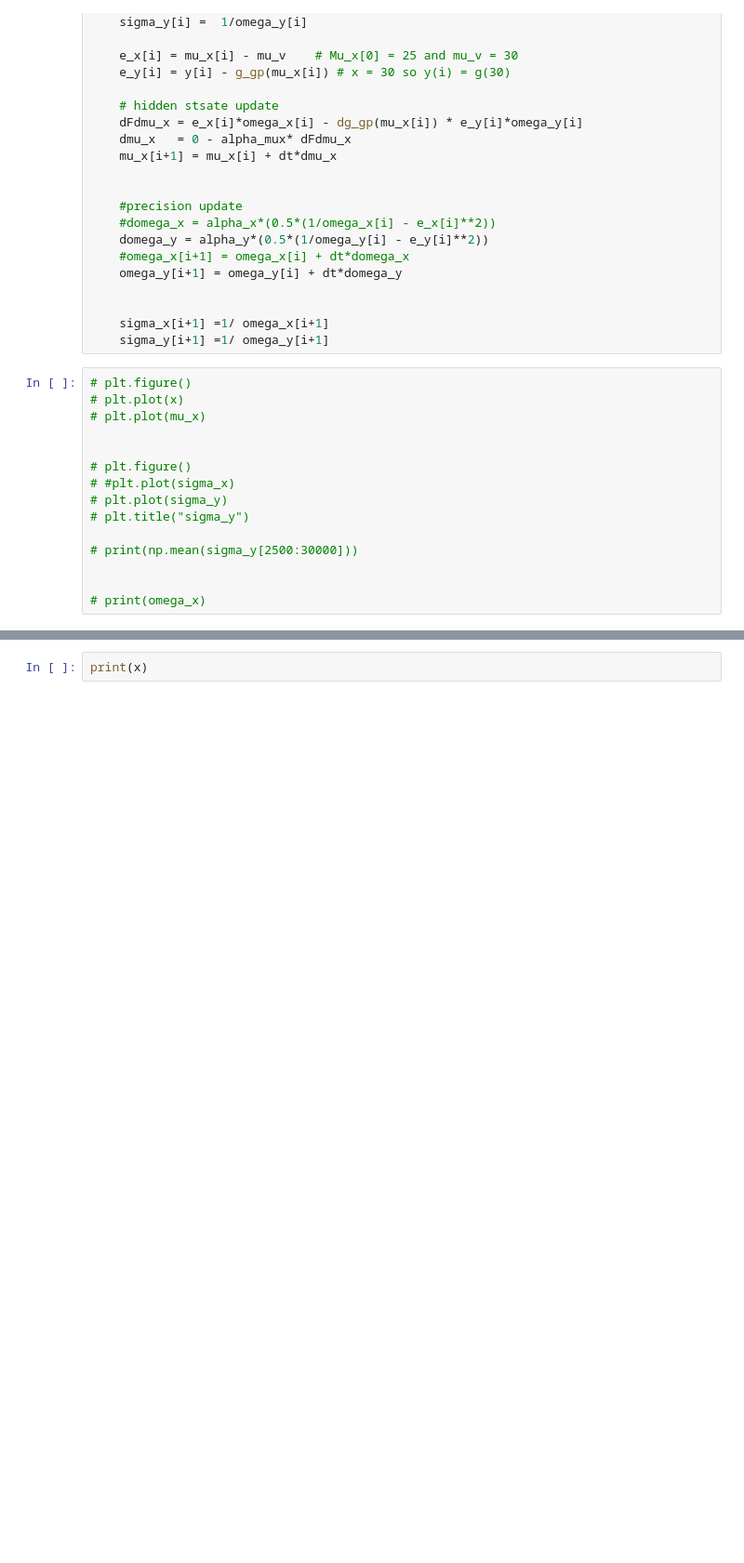
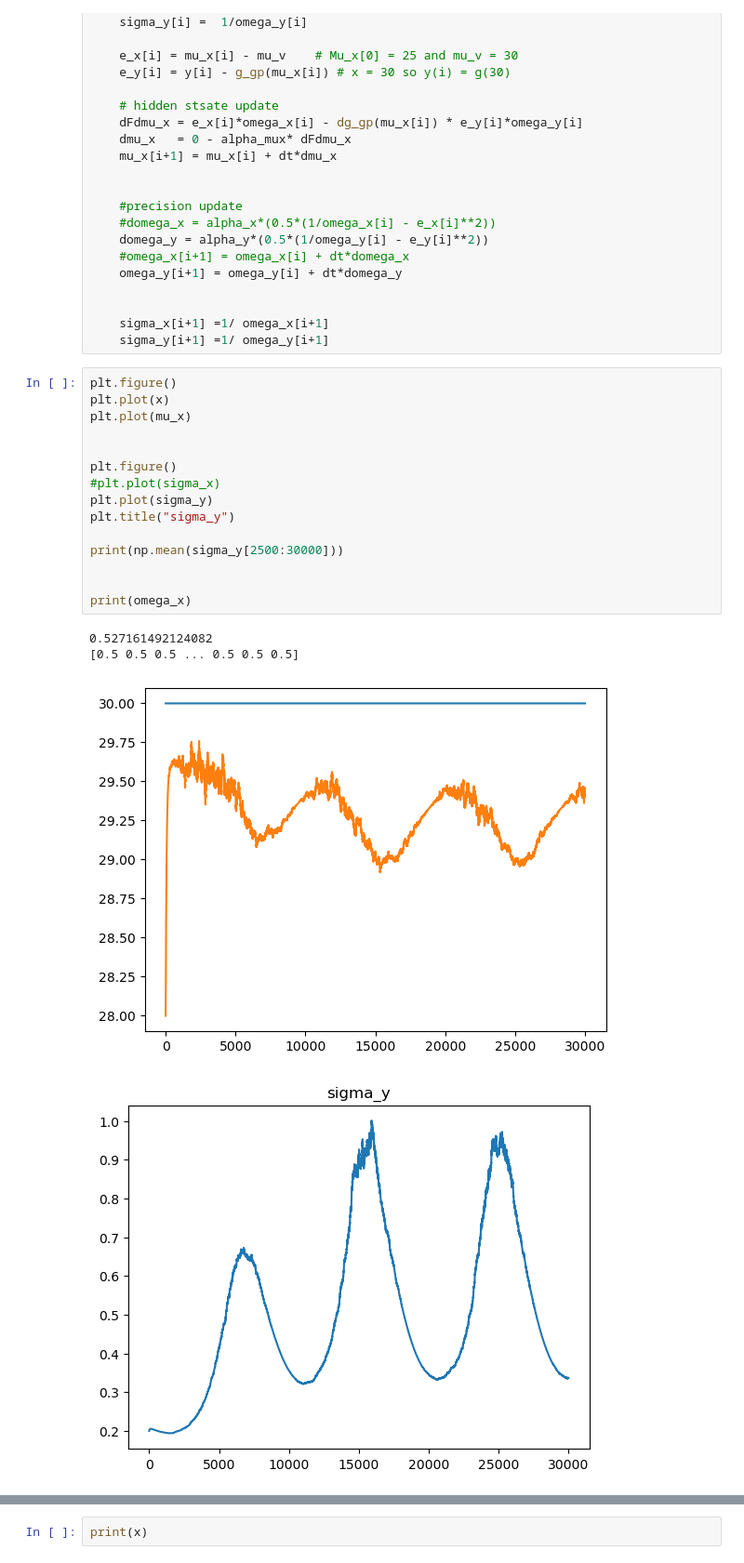
Before and after one commit to sebastiaan116/Affective-Active-Inference, a Jupyter notebook: Simple_Hydars.ipynb, the cells around one changed output, grey strips where cells are left out. Shown at 93% size. Drawn from its saved outputs; the diff is of its cells as text; blank space fills up the shorter version.

```diff
--- a/Simple_Hydars.ipynb
+++ b/Simple_Hydars.ipynb
@@ -103,20 +103,25 @@ for i in np.arange(0,N-1):
     sigma_x[i+1] =1/ omega_x[i+1]
     sigma_y[i+1] =1/ omega_y[i+1]
 # %%
-# plt.figure()
-# plt.plot(x)
-# plt.plot(mu_x)
+plt.figure()
+plt.plot(x)
+plt.plot(mu_x)
 
 
-# plt.figure()
-# #plt.plot(sigma_x)
-# plt.plot(sigma_y)
-# plt.title("sigma_y")
+plt.figure()
+#plt.plot(sigma_x)
+plt.plot(sigma_y)
+plt.title("sigma_y")
 
-# print(np.mean(sigma_y[2500:30000]))
+print(np.mean(sigma_y[2500:30000]))
 
 
-# print(omega_x)
+print(omega_x)
+# %% [output]
+0.527161492124082
+[0.5 0.5 0.5 ... 0.5 0.5 0.5]
+[figure, added]
+[figure, added]
 # %%
 #script 2 Generalized coordinates
 import numpy as np
```
Also changed, not shown: parts of 5 cells of this notebook, 1 other file.
